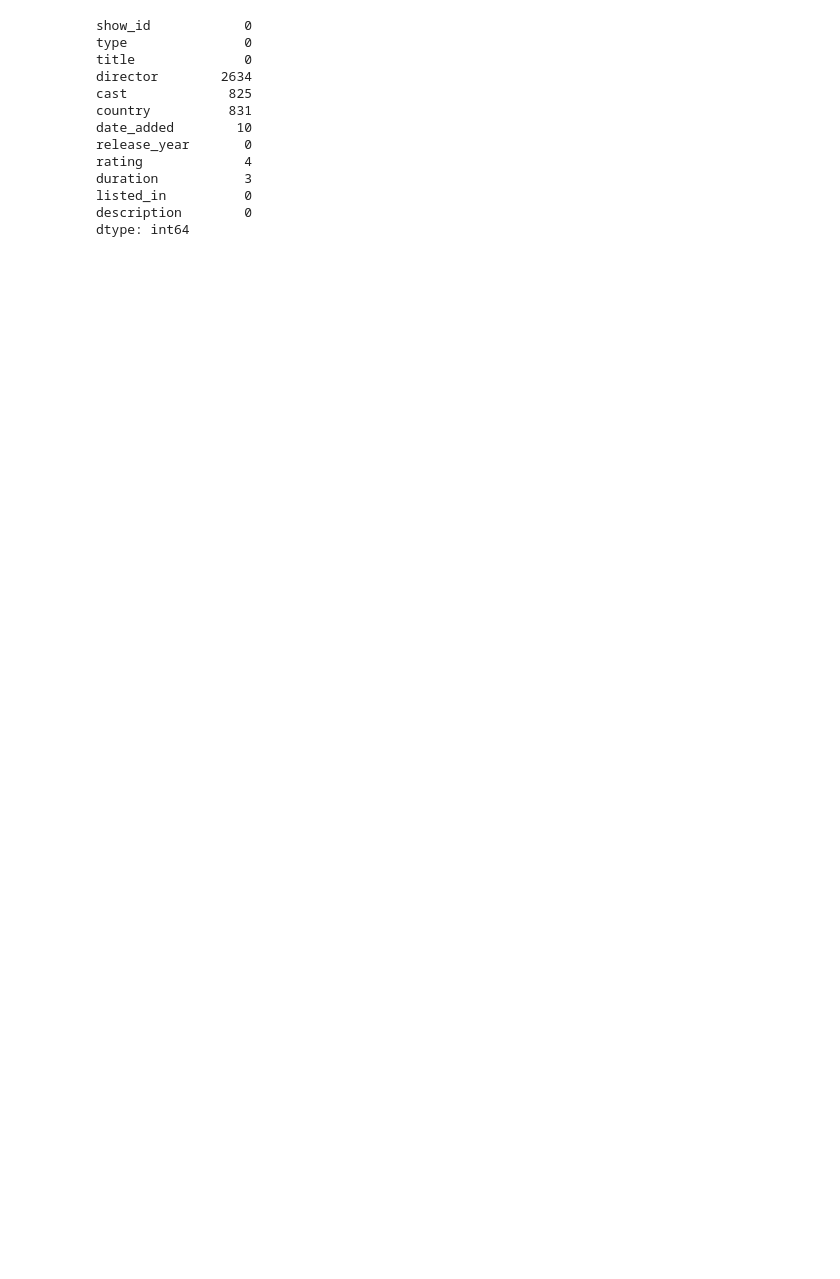
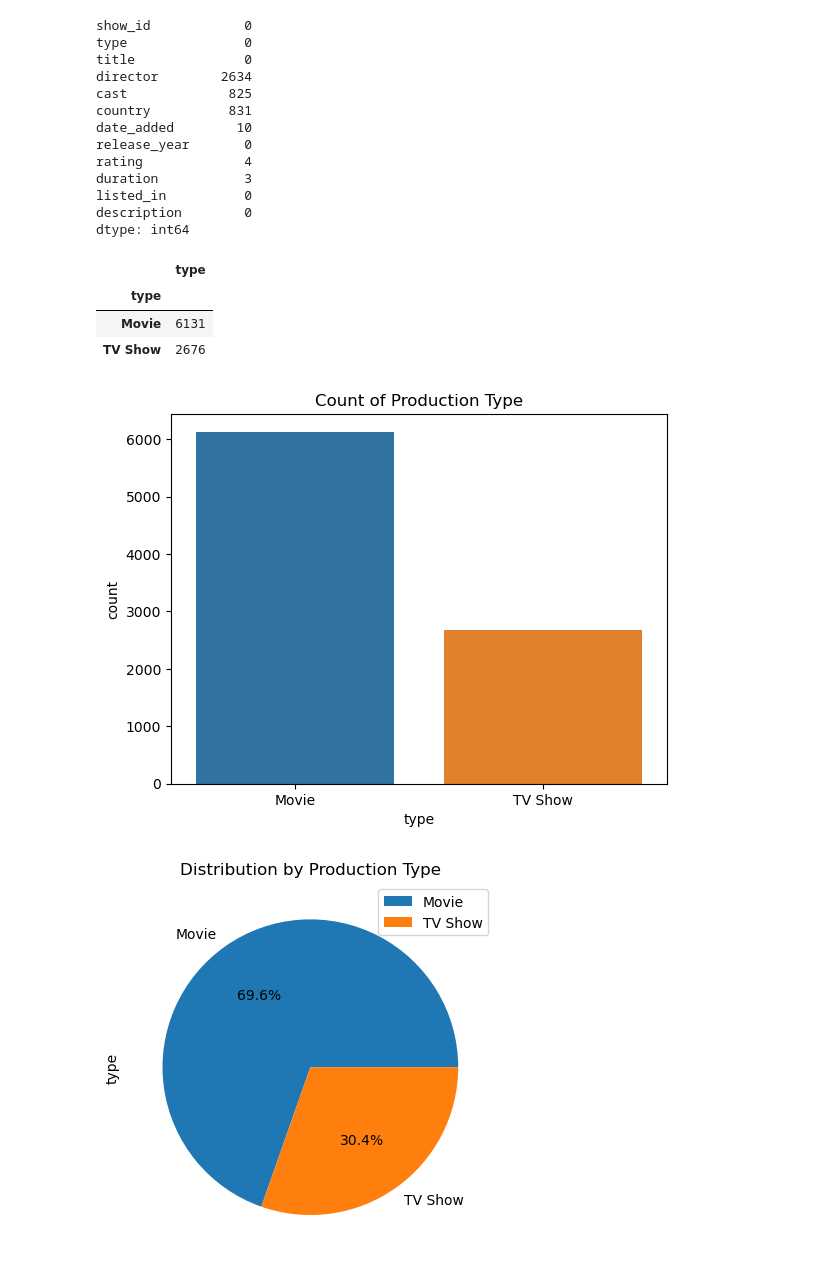
Before and after one commit to KayQu91/Netflix-Movies-and-TV-Shows, a Jupyter notebook: Netflix_Analysis.ipynb, the cells around one changed output. Saved outputs shown, nothing was run; the diff lists cells and outputs as text; code cells hidden in the pictures; blank space fills up the shorter version.

Commit message:
Added Visualization

```diff
--- a/Netflix_Analysis.ipynb
+++ b/Netflix_Analysis.ipynb
@@ -57,3 +88,29 @@ duration           3
 listed_in          0
 description        0
 dtype: int64
+# %%
+df['director'].replace(np.nan, 'No Data',inplace  = True)
+df['cast'].replace(np.nan, 'No Data',inplace  = True)
+df['country'].replace(np.nan, 'No Data',inplace  = True)
+df['date_added'].replace(np.nan, 'No Data',inplace  = True)
+df['rating'].replace(np.nan, 'No Data',inplace  = True)
+df['duration'].replace(np.nan, 'No Data',inplace  = True)
+# %%
+count_by_production_type = df.groupby('type')
+
+prod_type = pd.DataFrame(count_by_production_type['type'].count())
+# %%
+prod_type.head()
+# %% [output]
+|  | type |
+| type |  |
+| Movie | 6131 |
+| TV Show | 2676 |
+# %%
+sns.countplot(x='type', data=df).set(title='Count of Production Type')
+prod_type.plot(kind='pie', y="type", autopct='%1.1f%%', title='Distribution by Production Type')
+
+plt.show()
+# %% [output]
+[figure, added]
+[figure, added]
```
Also changed, not shown: parts of 7 cells of this notebook.
